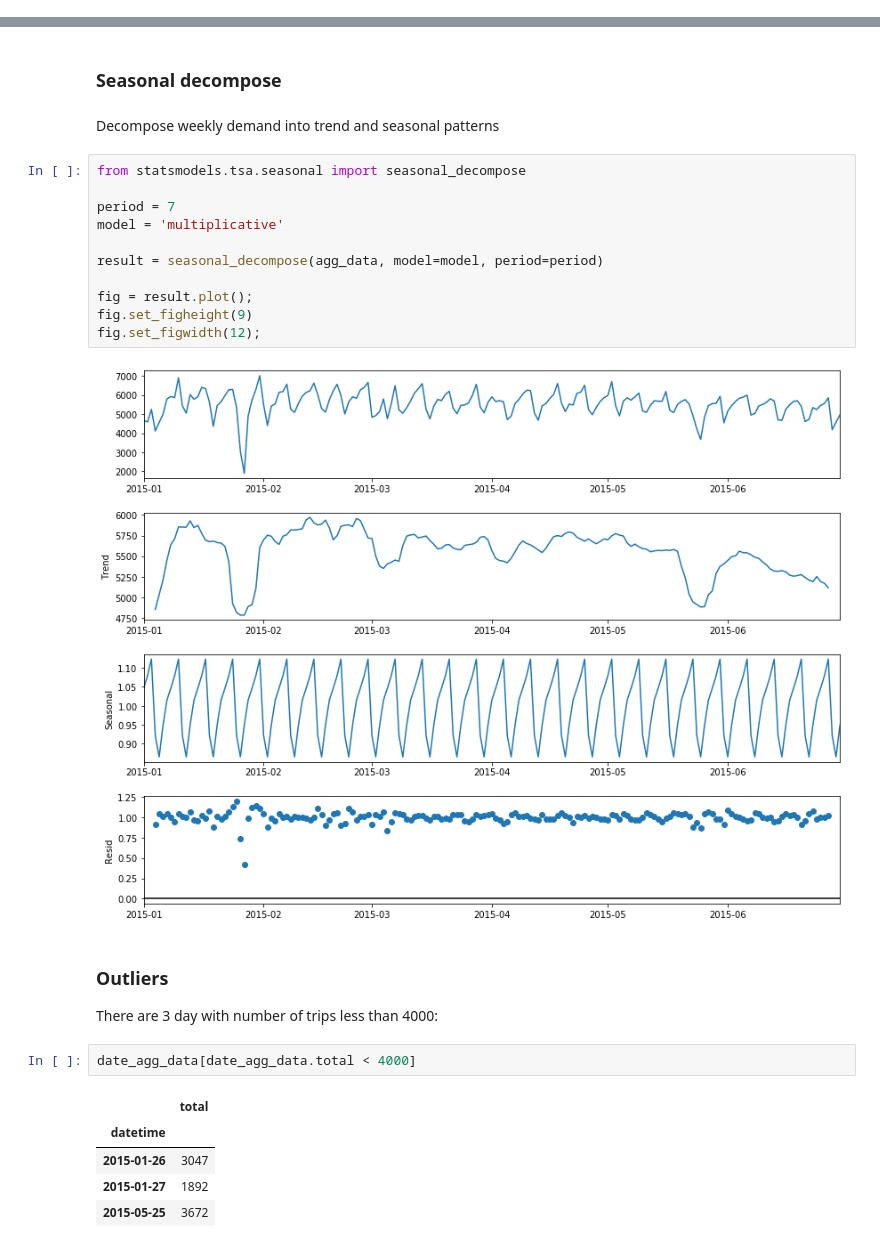
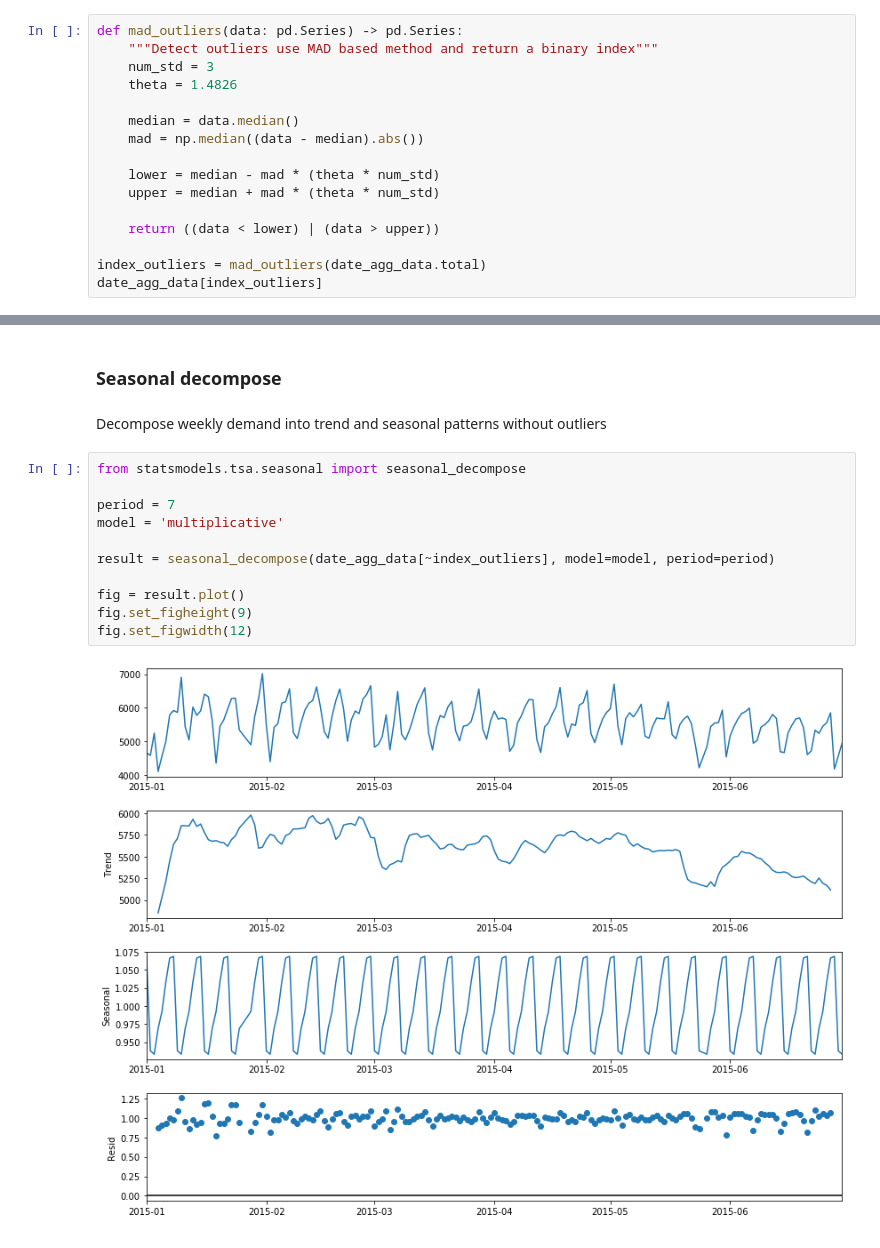
Before and after one commit to sash-ko/ai-transportation, a Jupyter notebook: cnn_demand_model/1_Exploration.ipynb, the cells around one changed output, grey strips where cells are left out. Cells and saved outputs as stored; diff of their text form.

Commit message:
Detect outliers using MAD based method

```diff
--- a/cnn_demand_model/1_Exploration.ipynb
+++ b/cnn_demand_model/1_Exploration.ipynb
@@ -163,0 +172,16 @@ sns.boxplot(date_agg_data.total);
+# %%
+def mad_outliers(data: pd.Series) -> pd.Series:
+    """Detect outliers use MAD based method and return a binary index"""
+    num_std = 3
+    theta = 1.4826
+
+    median = data.median()
+    mad = np.median((data - median).abs())
+
+    lower = median - mad * (theta * num_std)
+    upper = median + mad * (theta * num_std)
+
+    return ((data < lower) | (data > upper))
+
+index_outliers = mad_outliers(date_agg_data.total)
+date_agg_data[index_outliers]
@@ -164,29 +200,17 @@ sns.boxplot(date_agg_data.total);
 # %% [markdown]
 ### Seasonal decompose
 # %% [markdown]
-Decompose weekly demand into trend and seasonal patterns
+Decompose weekly demand into trend and seasonal patterns without outliers
 # %%
 from statsmodels.tsa.seasonal import seasonal_decompose
 
 period = 7
 model = 'multiplicative'
 
-result = seasonal_decompose(agg_data, model=model, period=period)
+result = seasonal_decompose(date_agg_data[~index_outliers], model=model, period=period)
 
-fig = result.plot();
+fig = result.plot()
 fig.set_figheight(9)
-fig.set_figwidth(12);
+fig.set_figwidth(12)
 # %% [output]
-[figure, old version]
+[figure, new version]
-# %% [markdown]
-### Outliers
-
-There are 3 day with number of trips less than 4000:
-# %%
-date_agg_data[date_agg_data.total < 4000]
-# %% [output]
-|  | total |
-| datetime |  |
-| 2015-01-26 | 3047 |
-| 2015-01-27 | 1892 |
-| 2015-05-25 | 3672 |
```
Also changed, not shown: parts of 7 cells of this notebook.
